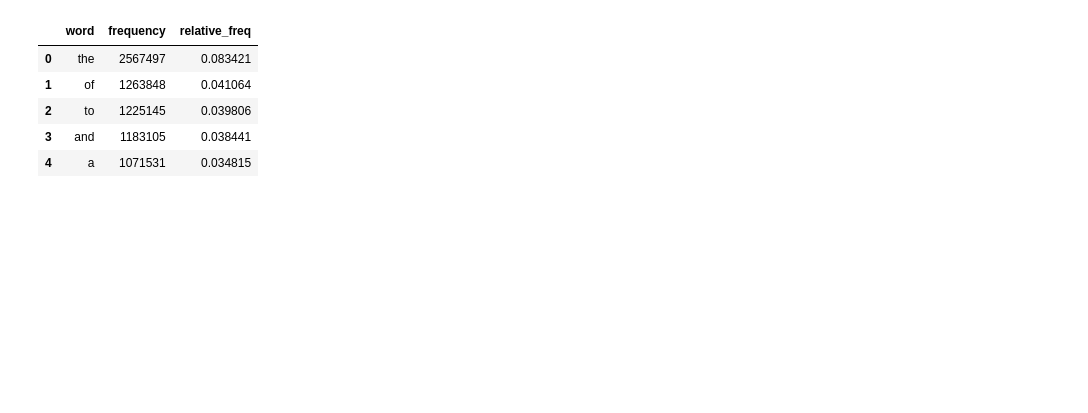
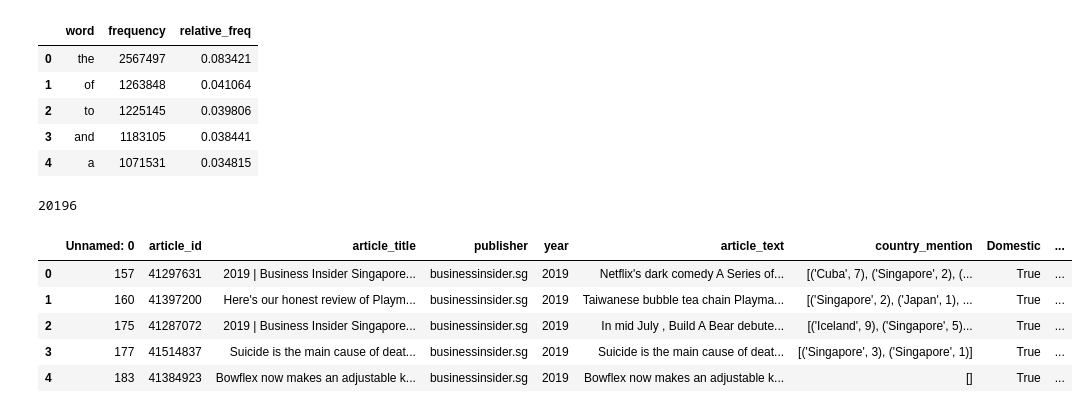
Before and after one commit to mylittlebecca/PEACE_level, a Jupyter notebook: Data.ipynb, the cells around one changed output. Saved outputs shown, nothing was run; the diff lists cells and outputs as text; code cells hidden in the pictures; blank space fills up the shorter version.

```diff
--- a/Data.ipynb
+++ b/Data.ipynb
@@ -196,0 +188,11 @@ US_word.to_csv("US_word.csv")
+# %%
+print(len(sg))
+sg.head()
+# %% [output]
+20196
+|  | Unnamed: 0 | article_id | article_title | publisher | year | article_text | country_mention | Domestic | ... |
+| 0 | 157 | 41297631 | 2019 | Business Insider Singapore... | businessinsider.sg | 2019 | Netflix's dark comedy A Series of... | [('Cuba', 7), ('Singapore', 2), (... | True | ... |
+| 1 | 160 | 41397200 | Here's our honest review of Playm... | businessinsider.sg | 2019 | Taiwanese bubble tea chain Playma... | [('Singapore', 2), ('Japan', 1), ... | True | ... |
+| 2 | 175 | 41287072 | 2019 | Business Insider Singapore... | businessinsider.sg | 2019 | In mid July , Build A Bear debute... | [('Iceland', 9), ('Singapore', 5)... | True | ... |
+| 3 | 177 | 41514837 | Suicide is the main cause of deat... | businessinsider.sg | 2019 | Suicide is the main cause of deat... | [('Singapore', 3), ('Singapore', 1)] | True | ... |
+| 4 | 183 | 41384923 | Bowflex now makes an adjustable k... | businessinsider.sg | 2019 | Bowflex now makes an adjustable k... | [] | True | ... |
```
Also changed, not shown: parts of 26 cells of this notebook, 2 other files.
